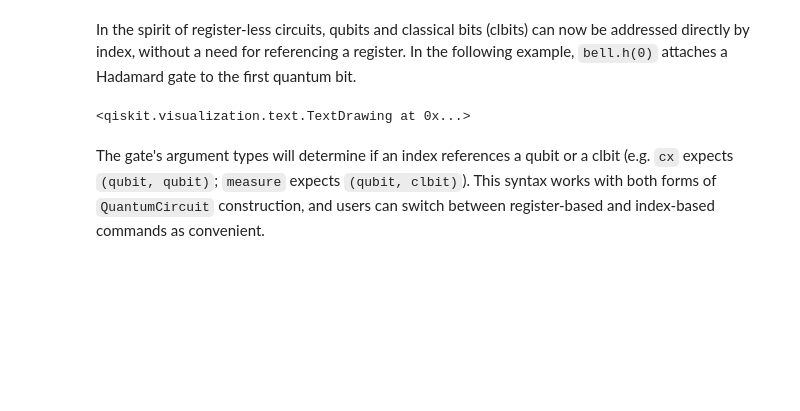
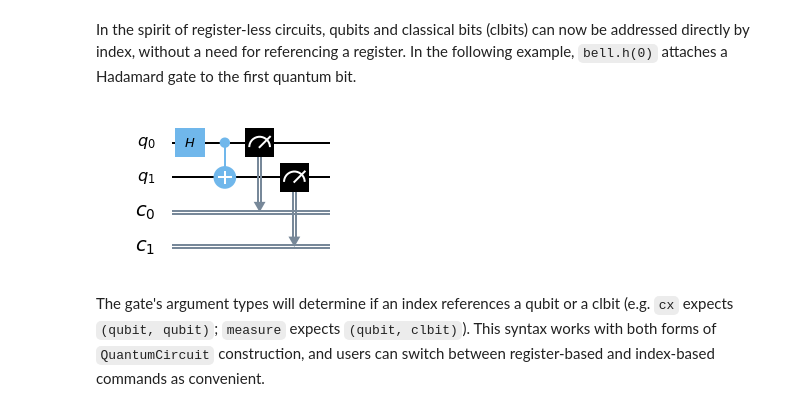
Before and after one commit to nonhermitian/qiskit-tutorials, a Jupyter notebook: qiskit/terra/advanced_circuits.ipynb, the cells around one changed output. Drawn from its saved outputs; the diff is of its cells as text; code cells hidden in the pictures; blank space fills up the shorter version.

```diff
--- a/qiskit/terra/advanced_circuits.ipynb
+++ b/qiskit/terra/advanced_circuits.ipynb
@@ -43,12 +43,12 @@ In the following example, `bell.h(0)` attaches a Hadamard gate to the first quan
 # %%
 bell = QuantumCircuit(2,2)
 bell.h(0)
 bell.cx(0, 1)
 bell.measure([0,1], [0,1])
 
-bell.draw()
+bell.draw(output='mpl')
 # %% [output]
-<qiskit.visualization.text.TextDrawing at 0x...>
+[figure, added]
 # %% [markdown]
 The gate's argument types will determine if an index references a qubit or a clbit (e.g. `cx` expects `(qubit, qubit)`; `measure` expects `(qubit, clbit)`).
 This syntax works with both forms of `QuantumCircuit` construction, and users can switch between register-based and index-based commands as convenient.
```
Also changed, not shown: parts of 11 cells of this notebook, 7 other files.
